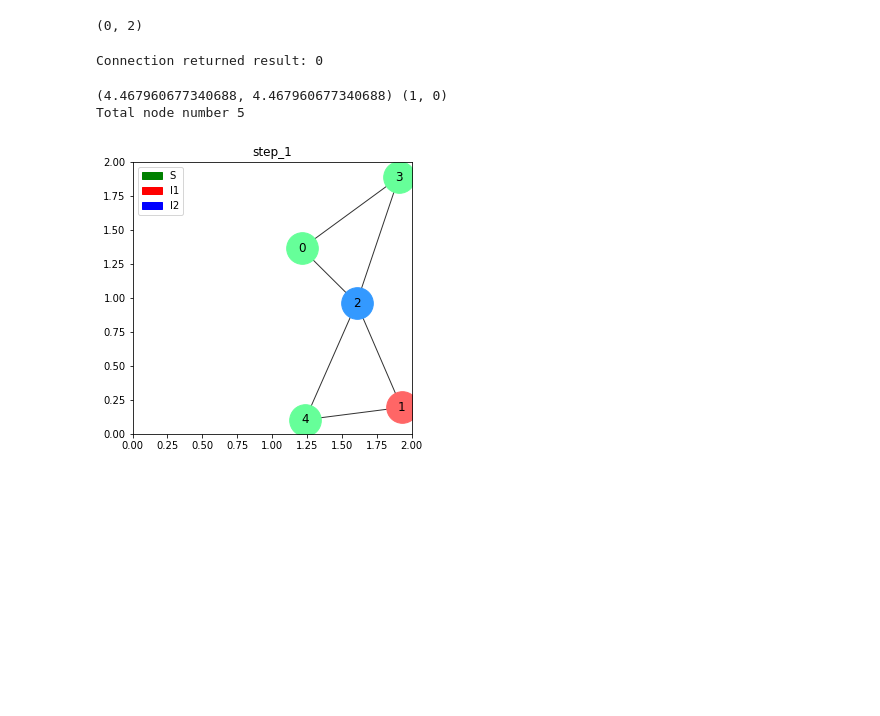
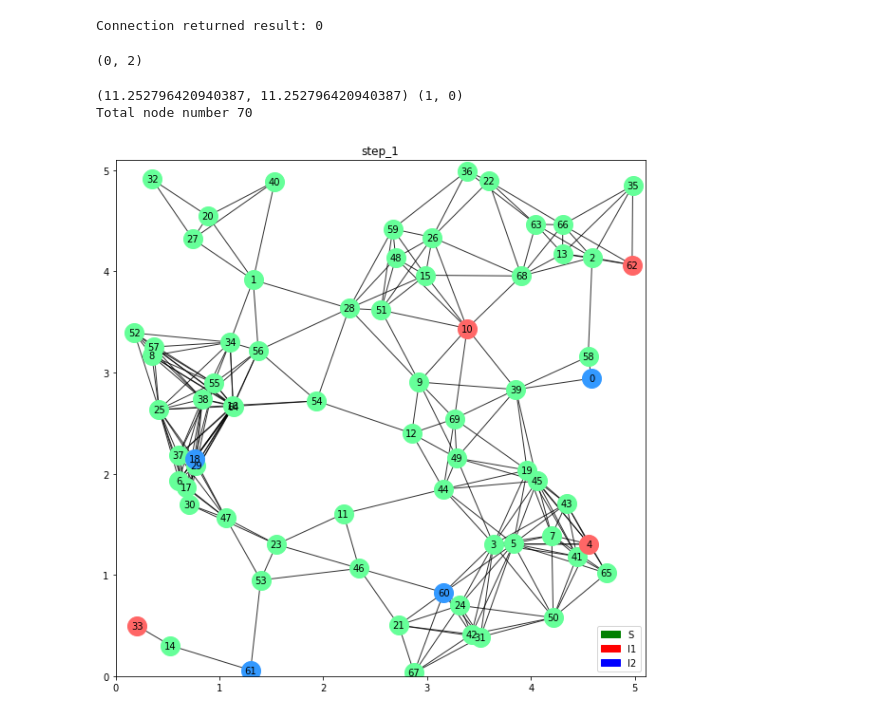
Before and after one commit to Dmitriy-Fedorov/Epidemic-Model, a Jupyter notebook: Raspberry_v3/init/init_v3.ipynb, the cells around one changed output. Drawn from its saved outputs; the diff is of its cells as text; code cells hidden in the pictures; blank space fills up the shorter version.

```diff
--- a/Raspberry_v3/init/init_v3.ipynb
+++ b/Raspberry_v3/init/init_v3.ipynb
@@ -16,7 +16,7 @@ broker_ip = 'localhost'
 # broker_ip = '10.101.6.111'
 connflag = False
 # %%
-def plot(G, title='step_1', ns=1000, fs=12, lim=2):
+def plot(G, title='step_1', ns=1000, fs=12, lim=2, figsize=(5, 5)):
     pos = nx.get_node_attributes(G, 'position')
     ids = {i:i for i in range(N)}
     print('Total node number', N)
@@ -29,7 +29,7 @@ def plot(G, title='step_1', ns=1000, fs=12, lim=2):
     i2_s = [x for x,y in G.nodes(data=True) if y['state']=='I2_s']
 
 
-    fig = plt.figure(figsize=(5, 5))
+    fig = plt.figure(figsize=figsize)
     nx.draw_networkx_edges(G, pos, alpha=0.8)
     nx.draw_networkx_nodes(G, pos, node_size=ns, nodelist=s_a, node_color='#66ff99')
     nx.draw_networkx_nodes(G, pos, node_size=ns, nodelist=s_s, node_color='#006600')
@@ -50,7 +50,9 @@ def plot(G, title='step_1', ns=1000, fs=12, lim=2):
 # %%
 mqttc = paho.Client()
 counter = 0
-N = 5
+N = 70
+format_date = "%d %b %Y %H%M%S.%f"
+
 def on_connect(client, userdata, flags, rc):
     global connflag
     #if connection is successful, rc value will be 0
@@ -63,12 +65,11 @@ def on_message(client, userdata, msg):
 def on_state(client, userdata, msg):
     global G, counter
     counter += 1
-    format_date = "%d %b %Y %H%M%S.%f"
     name = datetime.now().strftime(format_date)
     js = json.loads(msg.payload.decode())
     G.node[js['id']]['state'] = js['state']
     if counter%N == 0:
-        plt, fig = plot(G, 'step {}'.format((counter-1)//N))
+        plt, fig = plot(G, 'step {}'.format((counter-1)//N), **plt_set)
         fig.savefig('figures/{}.png'.format(name))
         plt.close()
     log = "-t {} | -p {}".format(msg.topic, msg.payload.decode())
@@ -81,6 +82,9 @@ def on_finish(client, userdata, msg):  # on finish step
     print("-t {} | -p {}".format(msg.topic, msg.payload.decode()) )
     node_id = msg.payload.decode()
     node_set.remove(node_id)
+    name = datetime.now().strftime(format_date)
+    with open("log_node_set.txt", "a") as myfile:
+        myfile.write("{},{}\n".format(name, node_set))
     if len(node_set) == 0:
         mqttc.publish('next', 'dummy_msg', qos=2)
         node_set = {str(x) for x in range(N)}
@@ -97,39 +101,44 @@ mqttc.loop_start()
 mqttc.subscribe('state', 2)
 mqttc.subscribe('finish', 2)
 # %% [output]
-(0, 2)
+Connection returned result: 0
-Connection returned result: 0
+(0, 2)
 # %%
 paramet = {
         'alpha': [0.5, 0.5], # infect rate
         'mu': [0.5, 0.5], # sleep s
         'gamma': [0.1, 0.1], # rec rate
         'lambda': [0.7, 0.2], # sleep I1
         'kappa': [0.7, 0.2] # sleep I2    % [I2_s -> I2_a, I2_a -> I2_s]
     }
-np.random.seed(787)
-random.seed(4)
+np.random.seed(314)  # structure
+random.seed(6)       # infected
 # N = 5
 r = 1
 number_subgraphs = 0
 
 while number_subgraphs != 1:
-    a = EpidemicGraph(N,r,paramet,I1_a=1, I2_a=1, grid_size=[2,2], create=True) # net='Uniform Grid'
+    a = EpidemicGraph(N,r,paramet,I1_a=4, I2_a=4, grid_size=[5,5], create=True) # net='Uniform Grid'
     number_subgraphs = len(list(nx.connected_component_subgraphs(a.G)))
     number_isolated_nodes = len(list(nx.isolates(a.G)))
     print(calc_R0(a.G, paramet), (number_subgraphs, number_isolated_nodes))
 
 G = a.G
 # G.node[0]['state'] = 'S_s'
 
-
-plt, fig = plot(G) #  ns=300, fs=6,lim=5
+plt_set = {
+    'ns': 400,
+    'fs': 10,
+    'lim': 5.1,
+    'figsize': (10,10)
+}
+plt, fig = plot(G, **plt_set) #  ns=300, fs=6,lim=5
 # plt.show()
 fig.savefig('figures/_.png')
 # %% [output]
-(4.467960677340688, 4.467960677340688) (1, 0)
-Total node number 5
+(11.252796420940387, 11.252796420940387) (1, 0)
+Total node number 70
-[figure, old version]
+[figure, new version]
 # %%
 G.node[1]
 
```
Also changed, not shown: parts of 6 cells of this notebook, 8 other files.
